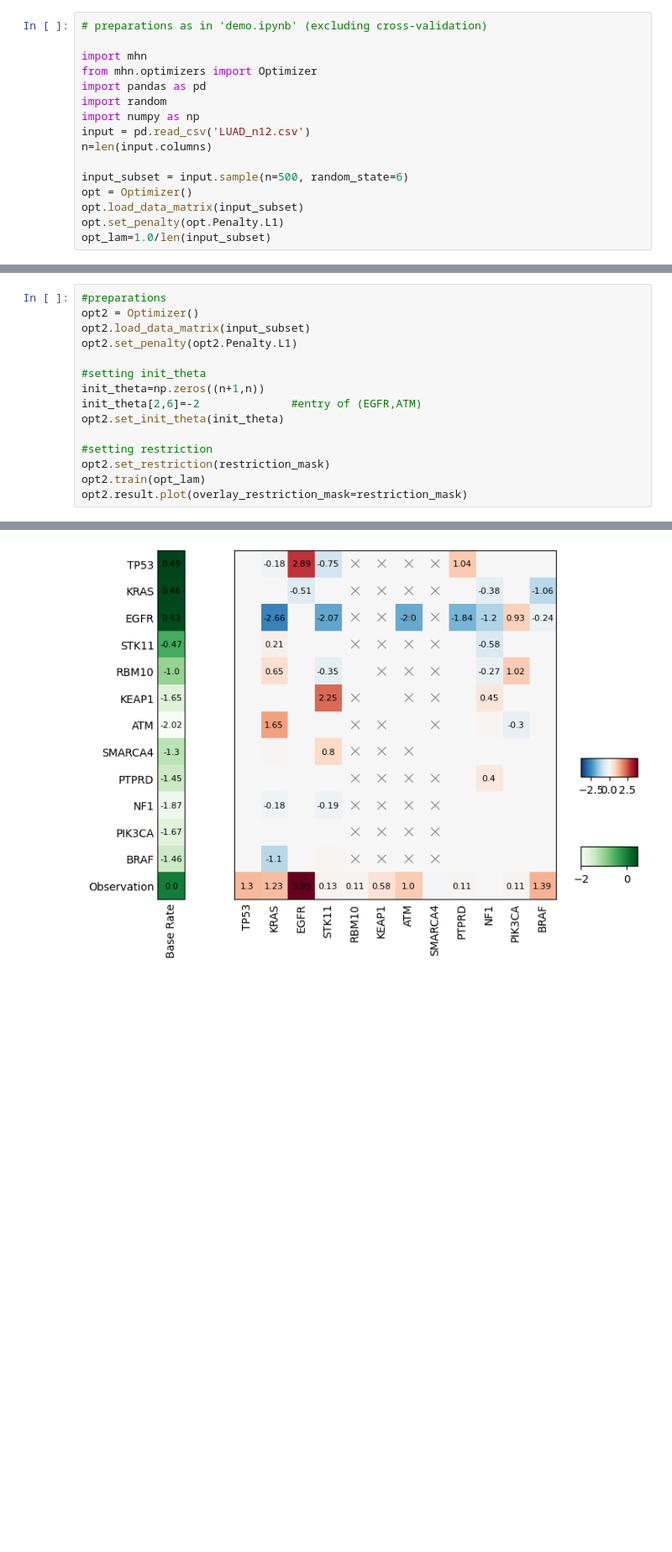
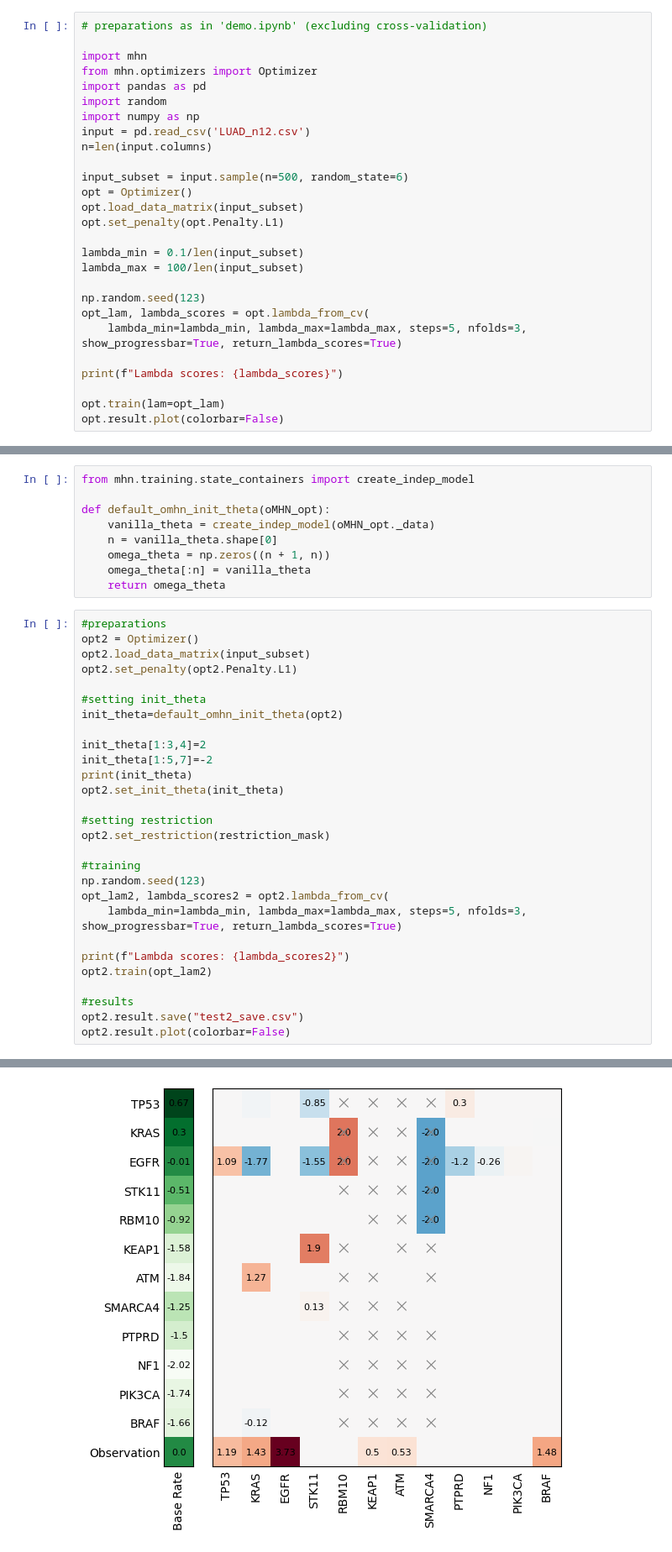
Before and after one commit to MichaelBonart/LearnMHN_TestRepo, a Jupyter notebook: demo/demo_theta-restriction.ipynb, the cells around one changed output, grey strips where cells are left out. Shown: that part at 84% size. Saved outputs shown, nothing was run; the diff lists cells and outputs as text; blank space fills up the shorter version.

```diff
--- a/demo/demo_theta-restriction.ipynb
+++ b/demo/demo_theta-restriction.ipynb
@@ -25,4 +25,15 @@ input_subset = input.sample(n=500, random_state=6)
 opt = Optimizer()
 opt.load_data_matrix(input_subset)
 opt.set_penalty(opt.Penalty.L1)
-opt_lam=1.0/len(input_subset)
+
+lambda_min = 0.1/len(input_subset)
+lambda_max = 100/len(input_subset)
+
+np.random.seed(123)
+opt_lam, lambda_scores = opt.lambda_from_cv(
+    lambda_min=lambda_min, lambda_max=lambda_max, steps=5, nfolds=3, show_progressbar=True, return_lambda_scores=True)
+
+print(f"Lambda scores: {lambda_scores}")
+
+opt.train(lam=opt_lam)
+opt.result.plot(colorbar=False)
@@ -73,6 +92,15 @@ Imposing restriction on theta during training...
 # %% [markdown]
 ## Restrictions for non-default init_theta
 You are able to restrict log-theta entries to take on arbitrary values by setting `init_theta`. In the following we show an example of forcing 'ATM' to have a strong negative effect on 'EGFR'.
+# %%
+from mhn.training.state_containers import create_indep_model
+
+def default_omhn_init_theta(oMHN_opt):
+    vanilla_theta = create_indep_model(oMHN_opt._data)
+    n = vanilla_theta.shape[0]
+    omega_theta = np.zeros((n + 1, n))
+    omega_theta[:n] = vanilla_theta
+    return omega_theta
 # %%
 #preparations
 opt2 = Optimizer()
@@ -80,12 +108,25 @@ opt2.load_data_matrix(input_subset)
 opt2.set_penalty(opt2.Penalty.L1)
 
 #setting init_theta
-init_theta=np.zeros((n+1,n))
-init_theta[2,6]=-2              #entry of (EGFR,ATM)
+init_theta=default_omhn_init_theta(opt2)
+
+init_theta[1:3,4]=2
+init_theta[1:5,7]=-2
+print(init_theta)
 opt2.set_init_theta(init_theta)
 
 #setting restriction
 opt2.set_restriction(restriction_mask)
-opt2.train(opt_lam)
-opt2.result.plot(overlay_restriction_mask=restriction_mask)
+
+#training
+np.random.seed(123)
+opt_lam2, lambda_scores2 = opt2.lambda_from_cv(
+    lambda_min=lambda_min, lambda_max=lambda_max, steps=5, nfolds=3, show_progressbar=True, return_lambda_scores=True)
+
+print(f"Lambda scores: {lambda_scores2}")
+opt2.train(opt_lam2)
+
+#results
+opt2.result.save("test2_save.csv")
+opt2.result.plot(colorbar=False)
 # %% [output]
@@ -110 +154 @@ Imposing restriction on theta during training...
-[figure, old version]
+[figure, new version]
```
Also changed, not shown: parts of 4 cells of this notebook, 1 other file.
